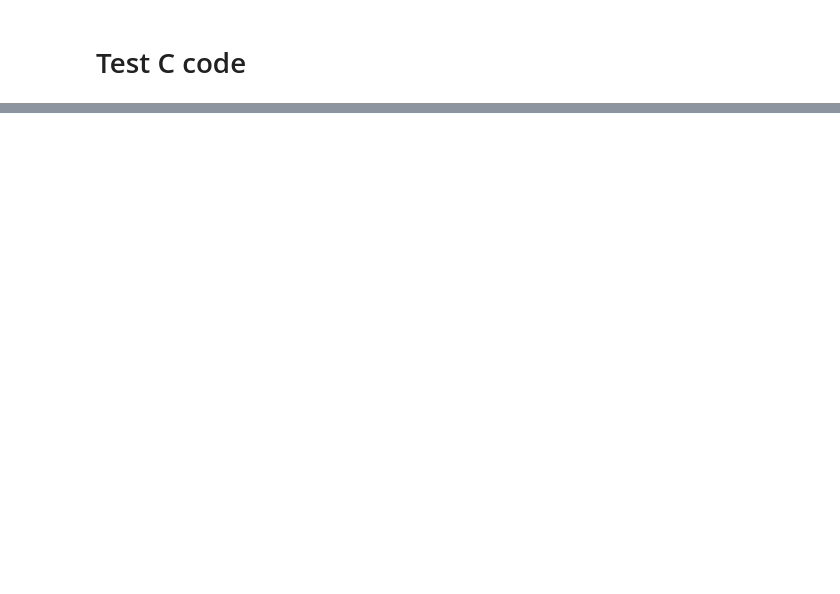
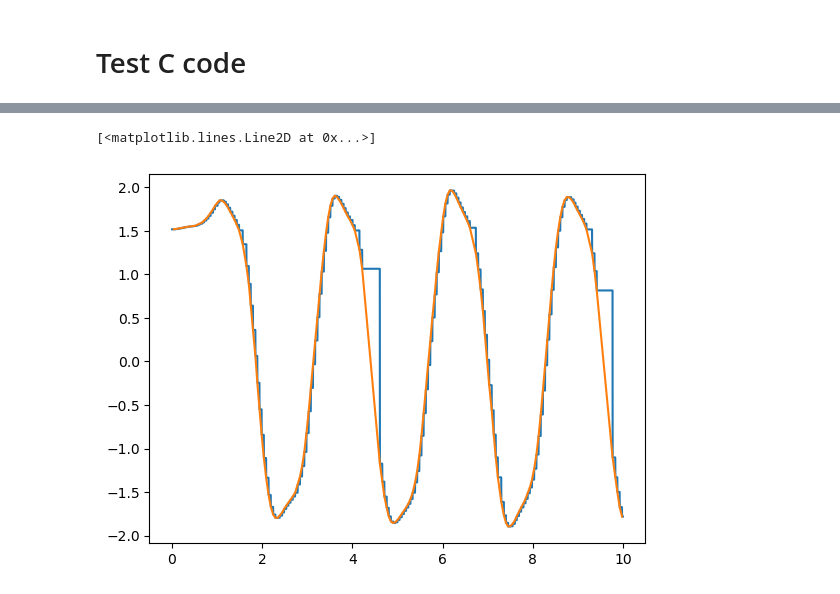
Before and after one commit to tudelft/ekf_c_code_generation, a Jupyter notebook: Generate Kalman Filter C Code.ipynb, the cells around one changed output, grey strips where cells are left out. Drawn from its saved outputs; the diff is of its cells as text; code cells hidden in the pictures; blank space fills up the shorter version.

```diff
--- a/Generate Kalman Filter C Code.ipynb
+++ b/Generate Kalman Filter C Code.ipynb
@@ -143,13 +274,21 @@ U_data = np.array([
 
 # EKF MEASUREMENT MOCAP: Z = [x, y, z, qw, qx, qy, qz] (Optitrack)
 Z_data_mocap = np.array([
-    data['x_opti'], data['y_opti'], data['z_opti'], 1*data['qw_opti'], 10000*data['qx_opti'], 1*data['qy_opti'], data['qz_opti']
+    data['x_opti'], data['y_opti'], data['z_opti'], data['qw_opti'], data['qx_opti'], data['qy_opti'], data['qz_opti']
 ]).T
 # EKF MEASUREMENT VBODY Z = [vbx, vby]
-Z_data_vbody = np.array([data['vbx_estimate'], data['vby_estimate']]).T
+Z_data_vbody = np.array([data['vbx_estimate_new'], data['vby_estimate_new']]).T
 # Z_data_vbody = np.array([data['vbx'], data['vby']]).T
 
 t = data['t']
+# %%
+plt.plot(t, Z_data_mocap[:,0], label='x')
+# add 0.2 gaussian noise to mocap measurements
+# Z_data_mocap[:,0:3] += np.random.normal(0, 0.2, Z_data_mocap[:,0:3].shape)
+plt.plot(t[opti_updates], Z_data_mocap[opti_updates,0], label='x')
+# %% [output]
+[<matplotlib.lines.Line2D at 0x...>]
+[figure, added]
 # %%
 plt.plot(t, Z_data_mocap[:,0], label='x')
 plt.plot(t, Z_data_mocap[:,1], label='y')
```
Also changed, not shown: parts of 14 cells of this notebook.
